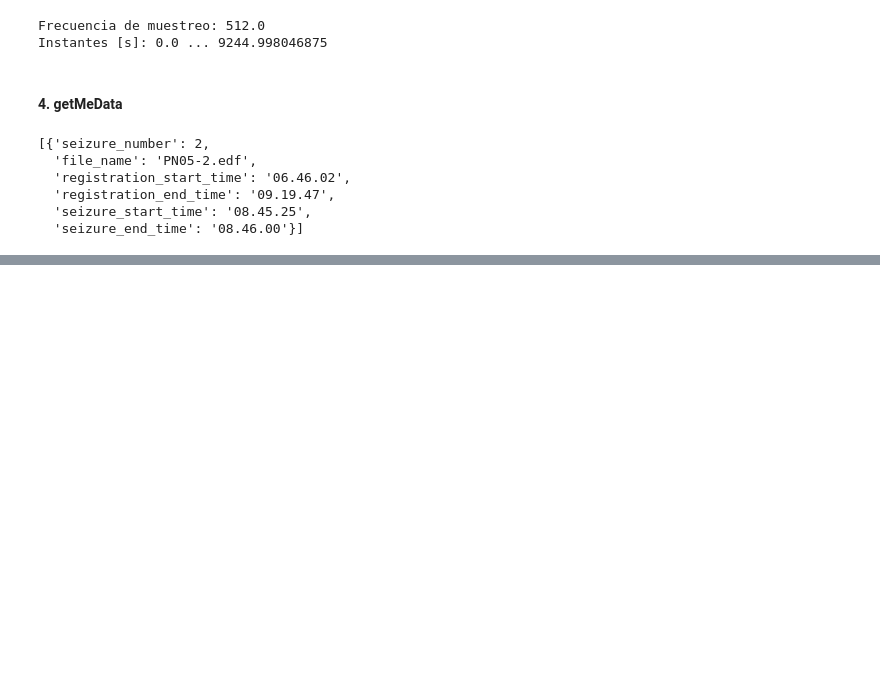
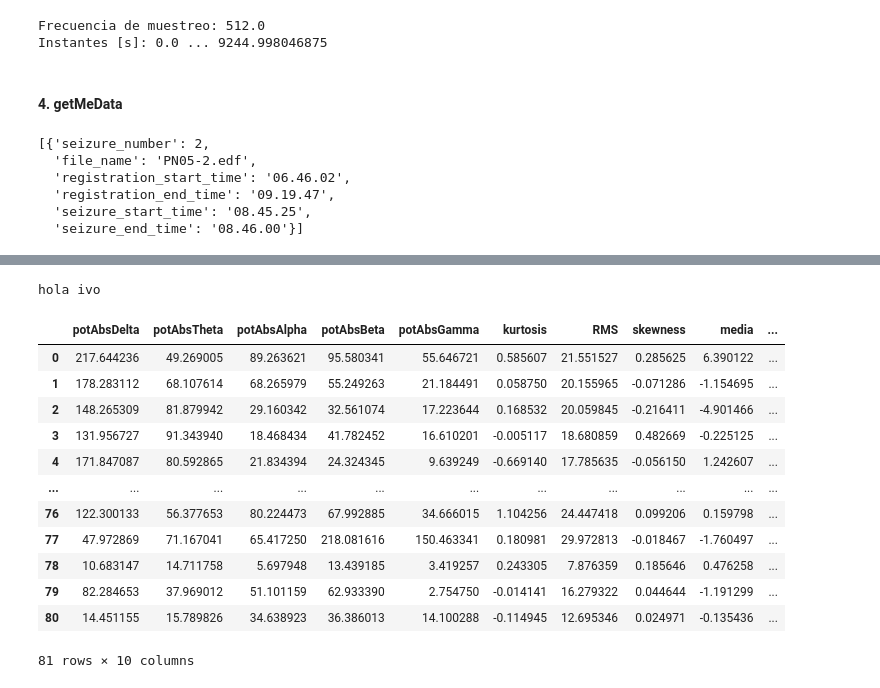
Before and after one commit to gonzagrau/epilepsy_detection, a Jupyter notebook: test_FVfunctions.ipynb, the cells around one changed output, grey strips where cells are left out. Cells and saved outputs as stored; diff of their text form; code cells hidden in the pictures; blank space fills up the shorter version.

```diff
--- a/test_FVfunctions.ipynb
+++ b/test_FVfunctions.ipynb
@@ -164,0 +165,16 @@ df_fv
+# %%
+# Agregamos datos de otro archivo
+path03 = rf"{DATA_DIR}PN05/PN05-3.edf"
+raw03 = io.read_raw_edf(path03)
+raw03_filt = raw03.pick(filt_ch_nms)
+data_namefilt03 = raw03_filt.get_data()
+data_namefilt03 = data_namefilt03 * 1e6
+
+# Buscamos la seizures
+seizures_in_03 = [seiz for seiz in seizures if seiz["file_name"] == "PN05-3.edf"]
+arr_mtx_t_epi = get_seizure_array(seizures_in_03)
+seiz03 = seizures_in_03[0] # agarro una en particular para ver sus registration
+mtx_t_reg = np.array([seiz03['registration_start_time'], seiz03['registration_end_time']])
+
+# Mas segmentos!!
+more_seg, more_labels = getMeData(sig=data_namefilt[0], mtx_t_reg=mtx_t_reg, arr_mtx_t_epi=arr_mtx_t_epi)
@@ -164,0 +199,30 @@ df_fv
+# %%
+# Potencia
+more_pot = pot4signals(more_seg, fs, divisor=1)
+
+# Estadistica
+more_stat_data = stats_features(more_seg)
+more_stat = more_stat_data["matriz de features stat"]
+
+# Feature fector
+more_fv = np.hstack((more_pot, more_stat))
+print('hola ivo')
+new_fv = np.concatenate((arr_fv, more_fv))
+new_labels = np.concatenate((arr_labels, more_labels))
+new_df_fv = pd.DataFrame(new_fv, columns=columnas)
+new_df_fv
+# %% [output]
+hola ivo
+|  | potAbsDelta | potAbsTheta | potAbsAlpha | potAbsBeta | potAbsGamma | kurtosis | RMS | skewness | media | ... |
+| 0 | 217.644236 | 49.269005 | 89.263621 | 95.580341 | 55.646721 | 0.585607 | 21.551527 | 0.285625 | 6.390122 | ... |
+| 1 | 178.283112 | 68.107614 | 68.265979 | 55.249263 | 21.184491 | 0.058750 | 20.155965 | -0.071286 | -1.154695 | ... |
+| 2 | 148.265309 | 81.879942 | 29.160342 | 32.561074 | 17.223644 | 0.168532 | 20.059845 | -0.216411 | -4.901466 | ... |
+| 3 | 131.956727 | 91.343940 | 18.468434 | 41.782452 | 16.610201 | -0.005117 | 18.680859 | 0.482669 | -0.225125 | ... |
+| 4 | 171.847087 | 80.592865 | 21.834394 | 24.324345 | 9.639249 | -0.669140 | 17.785635 | -0.056150 | 1.242607 | ... |
+| ... | ... | ... | ... | ... | ... | ... | ... | ... | ... | ... |
+| 76 | 122.300133 | 56.377653 | 80.224473 | 67.992885 | 34.666015 | 1.104256 | 24.447418 | 0.099206 | 0.159798 | ... |
+| 77 | 47.972869 | 71.167041 | 65.417250 | 218.081616 | 150.463341 | 0.180981 | 29.972813 | -0.018467 | -1.760497 | ... |
+| 78 | 10.683147 | 14.711758 | 5.697948 | 13.439185 | 3.419257 | 0.243305 | 7.876359 | 0.185646 | 0.476258 | ... |
+| 79 | 82.284653 | 37.969012 | 51.101159 | 62.933390 | 2.754750 | -0.014141 | 16.279322 | 0.044644 | -1.191299 | ... |
+| 80 | 14.451155 | 15.789826 | 34.638923 | 36.386013 | 14.100288 | -0.114945 | 12.695346 | 0.024971 | -0.135436 | ... |
+81 rows × 10 columns
```
Also changed, not shown: parts of 7 cells of this notebook, 2 other files.
